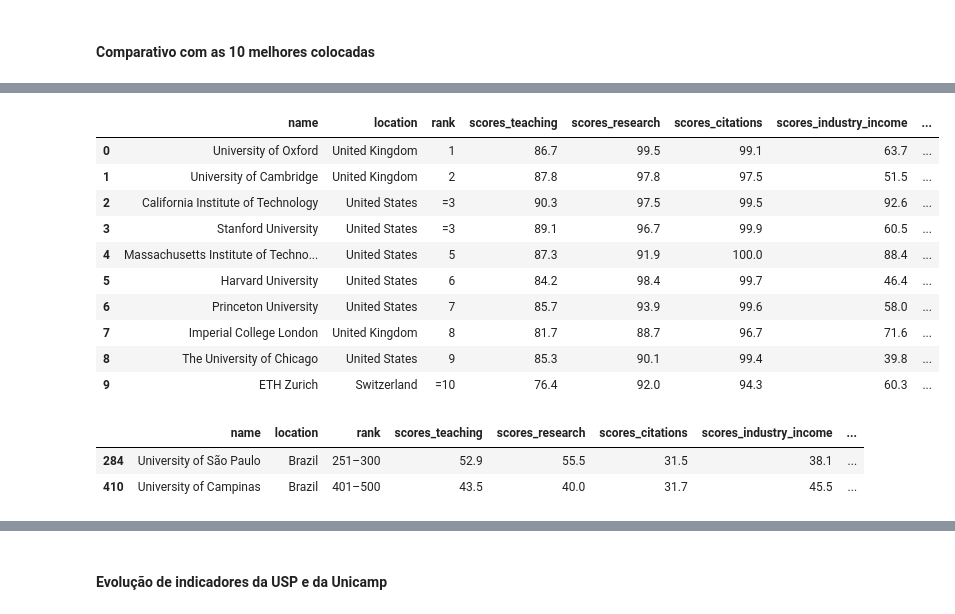
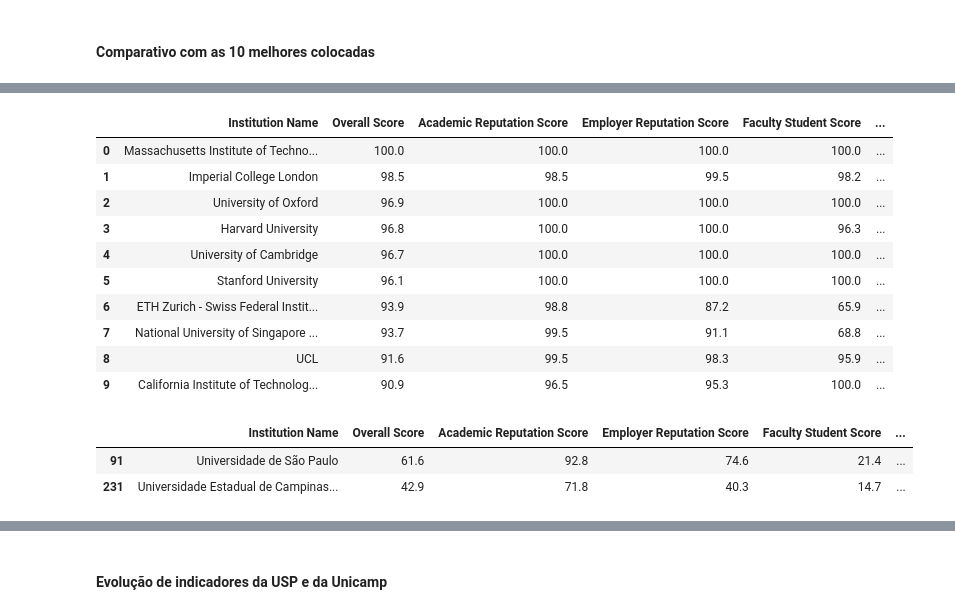
Before and after one commit to RodolfoPCruz/education_analysis, a Jupyter notebook: QS Ranking/QS Ranking.ipynb, the cells around one changed output, grey strips where cells are left out. Saved outputs shown, nothing was run; the diff lists cells and outputs as text; code cells hidden in the pictures.

```diff
--- a/QS Ranking/QS Ranking.ipynb
+++ b/QS Ranking/QS Ranking.ipynb
@@ -1220,34 +1254,38 @@ top_3_brasileiras
 # %%
-colunas_comparativo=['name','location','rank','scores_teaching','scores_research','scores_citations','scores_industry_income','scores_international_outlook','stats_number_students','stats_student_staff_ratio']
+colunas_comparativo=['Institution Name','Overall Score','Academic Reputation Score','Employer Reputation Score',
+                     'Faculty Student Score','Citations per Faculty Score','International Faculty Score',
+                     'International Research Network Score','Employment Outcomes Score']
+
+
 #colunas_comparativo são as colunas que serão usadas no comparativo
-ranking_2024=df_dados.loc['2024',colunas_comparativo] #somente o ranking de 2024
-ranking_2024['scores_industry_income']=ranking_2024['scores_industry_income'].astype('float64',errors='ignore',copy=True)# converter formato dos dados
-ranking_2024['scores_international_outlook']=ranking_2024['scores_international_outlook'].astype('float64',errors='ignore',copy=True)# converter formato dos dados
-filtro=((ranking_2024['name']=='University of São Paulo') | (ranking_2024['name']=='University of Campinas')) #filtro para selecionar somente USP e Unicamp
-usp_unicamp=ranking_2024.loc[filtro,:] #dados para usp e unicamp
-top10_2024=ranking_2024.loc[:9,:] #10 primeiras colocadas no ranking de 2024
+comparativo_2025=df_qs_2025.loc[:,colunas_comparativo] #somente o ranking de 2025
+#ranking_2024['scores_industry_income']=ranking_2024['scores_industry_income'].astype('float64',errors='ignore',copy=True)# converter formato dos dados
+#ranking_2024['scores_international_outlook']=ranking_2024['scores_international_outlook'].astype('float64',errors='ignore',copy=True)# converter formato dos dados
+filtro=((comparativo_2025['Institution Name']=='Universidade de São Paulo') | (comparativo_2025['Institution Name']=='Universidade Estadual de Campinas (Unicamp)')) #filtro para selecionar somente USP e Unicamp
+usp_unicamp=comparativo_2025.loc[filtro,:] #dados para usp e unicamp
+top10_2025=comparativo_2025.loc[:9,:] #10 primeiras colocadas no ranking de 2024
 # %%
-#Universidade no top 10 no ano de 2024
-top10_2024
+#Universidade no top 10 no ranking 2025
+top10_2025
 # %% [output]
-|  | name | location | rank | scores_teaching | scores_research | scores_citations | scores_industry_income | ... |
-| 0 | University of Oxford | United Kingdom | 1 | 86.7 | 99.5 | 99.1 | 63.7 | ... |
-| 1 | University of Cambridge | United Kingdom | 2 | 87.8 | 97.8 | 97.5 | 51.5 | ... |
-| 2 | California Institute of Technology | United States | =3 | 90.3 | 97.5 | 99.5 | 92.6 | ... |
-| 3 | Stanford University | United States | =3 | 89.1 | 96.7 | 99.9 | 60.5 | ... |
-| 4 | Massachusetts Institute of Techno... | United States | 5 | 87.3 | 91.9 | 100.0 | 88.4 | ... |
-| 5 | Harvard University | United States | 6 | 84.2 | 98.4 | 99.7 | 46.4 | ... |
-| 6 | Princeton University | United States | 7 | 85.7 | 93.9 | 99.6 | 58.0 | ... |
-| 7 | Imperial College London | United Kingdom | 8 | 81.7 | 88.7 | 96.7 | 71.6 | ... |
-| 8 | The University of Chicago | United States | 9 | 85.3 | 90.1 | 99.4 | 39.8 | ... |
-| 9 | ETH Zurich | Switzerland | =10 | 76.4 | 92.0 | 94.3 | 60.3 | ... |
+|  | Institution Name | Overall Score | Academic Reputation Score | Employer Reputation Score | Faculty Student Score | ... |
+| 0 | Massachusetts Institute of Techno... | 100.0 | 100.0 | 100.0 | 100.0 | ... |
+| 1 | Imperial College London | 98.5 | 98.5 | 99.5 | 98.2 | ... |
+| 2 | University of Oxford | 96.9 | 100.0 | 100.0 | 100.0 | ... |
+| 3 | Harvard University | 96.8 | 100.0 | 100.0 | 96.3 | ... |
+| 4 | University of Cambridge | 96.7 | 100.0 | 100.0 | 100.0 | ... |
+| 5 | Stanford University | 96.1 | 100.0 | 100.0 | 100.0 | ... |
+| 6 | ETH Zurich - Swiss Federal Instit... | 93.9 | 98.8 | 87.2 | 65.9 | ... |
+| 7 | National University of Singapore ... | 93.7 | 99.5 | 91.1 | 68.8 | ... |
+| 8 | UCL | 91.6 | 99.5 | 98.3 | 95.9 | ... |
+| 9 | California Institute of Technolog... | 90.9 | 96.5 | 95.3 | 100.0 | ... |
 # %%
-#dados para Usp e Unicamp para 2024
+#dados para Usp e Unicamp para o ranking de 2025
 usp_unicamp
 # %% [output]
-|  | name | location | rank | scores_teaching | scores_research | scores_citations | scores_industry_income | ... |
-| 284 | University of São Paulo | Brazil | 251–300 | 52.9 | 55.5 | 31.5 | 38.1 | ... |
-| 410 | University of Campinas | Brazil | 401–500 | 43.5 | 40.0 | 31.7 | 45.5 | ... |
+|  | Institution Name | Overall Score | Academic Reputation Score | Employer Reputation Score | Faculty Student Score | ... |
+| 91 | Universidade de São Paulo | 61.6 | 92.8 | 74.6 | 21.4 | ... |
+| 231 | Universidade Estadual de Campinas... | 42.9 | 71.8 | 40.3 | 14.7 | ... |
 # %%
 #Criação deum dataframe com os valores de certos indicadores para Usp e Unicamp bem como do vamlor máximo, mínimo, média e mediana desses mesmos indicadores para as universidades
 #no top 10
```
Also changed, not shown: parts of 31 cells of this notebook.
